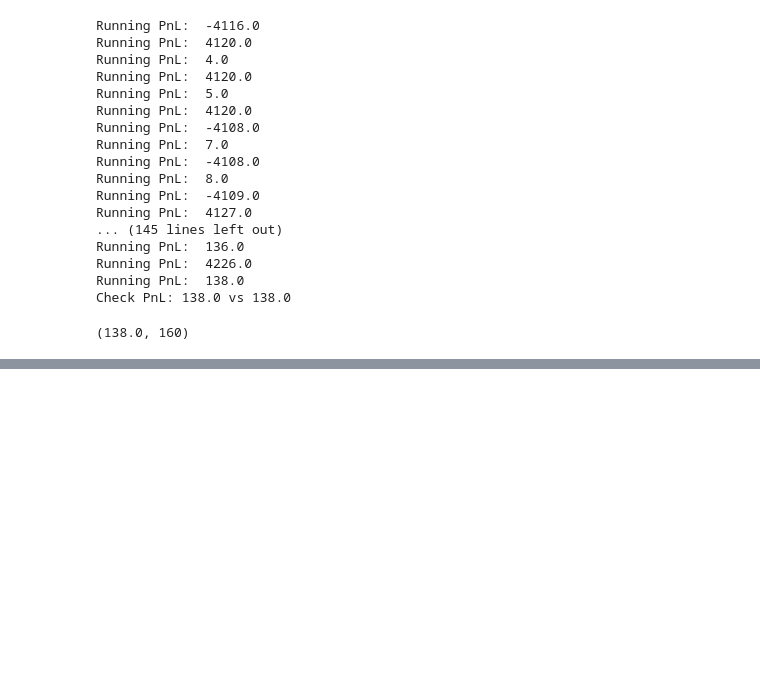
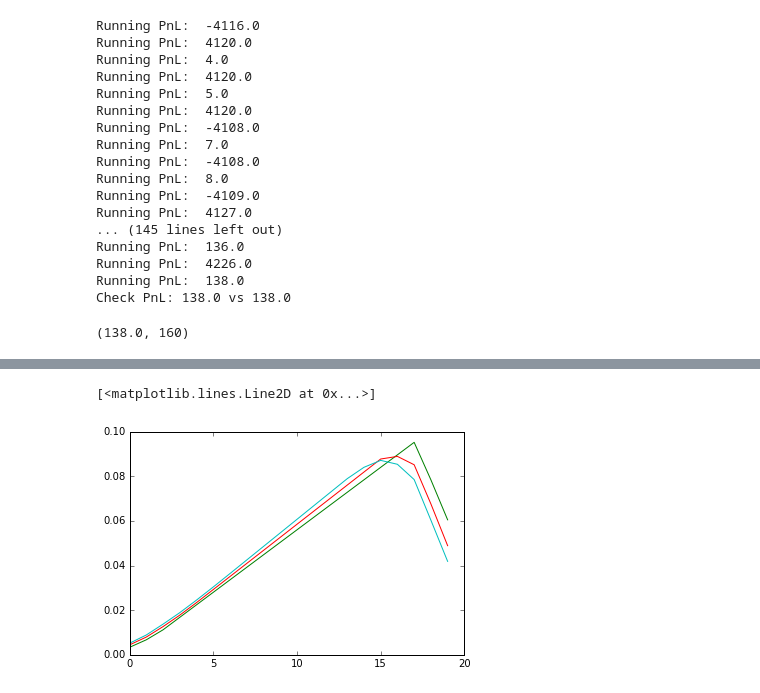
Before and after one commit to salsasepp/ufcnn-keras, a Jupyter notebook: notebook/signals_plaground.ipynb, the cells around one changed output, grey strips where cells are left out. Drawn from its saved outputs; the diff is of its cells as text; code cells hidden in the pictures; blank space fills up the shorter version.

```diff
--- a/notebook/signals_plaground.ipynb
+++ b/notebook/signals_plaground.ipynb
@@ -679,0 +799,16 @@ Check PnL: 138.0 vs 138.0
+# %%
+conv_inputs[7:11] = 1
+# %%
+conv1 = np.convolve(conv_inputs, np.ones(5), mode='same')
+# %%
+conv2 = np.convolve(conv1, np.ones(5), mode='same')
+# %%
+conv3 = np.convolve(conv2, np.ones(5), mode='same')
+# %%
+plt.plot(conv_inputs / np.sum(conv_inputs))
+plt.plot(conv1 / np.sum(conv1))
+plt.plot(conv2 / np.sum(conv2))
+plt.plot(conv3 / np.sum(conv3))
+# %% [output]
+[<matplotlib.lines.Line2D at 0x...>]
+[figure, added]
```
Also changed, not shown: parts of 24 cells of this notebook, 4 other files.
